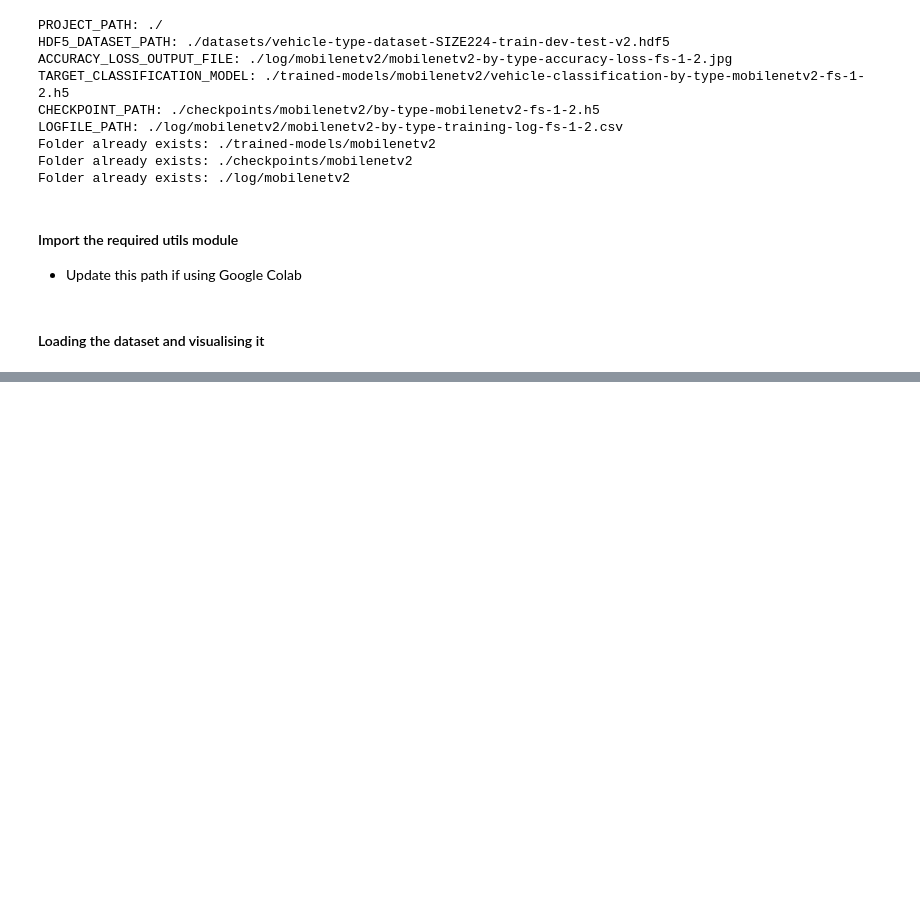
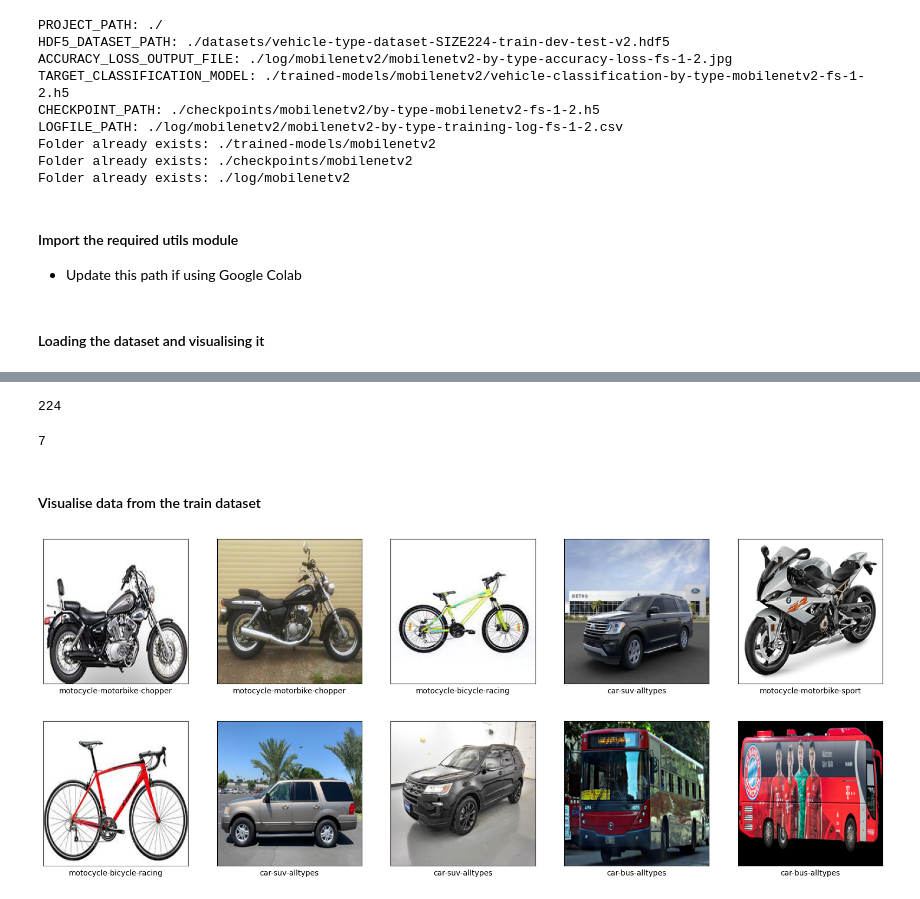
Before and after one commit to f-ssemwanga/trasnfer-learning, a Jupyter notebook: vehicle_classification.ipynb, the cells around one changed output, grey strips where cells are left out. Drawn from its saved outputs; the diff is of its cells as text; code cells hidden in the pictures; blank space fills up the shorter version.

Commit message:
load and visualise data from the HDF5 dataset visualise data

```diff
--- a/vehicle_classification.ipynb
+++ b/vehicle_classification.ipynb
@@ -132,0 +137,4 @@ from utils_lib  import *
+# %%
+trainX, trainY, trainLabels, devX, devY, devLabels, testX, testY, testLabels = (
+    load_dataset_from_hdf5_file(HDF5_DATASET_PATH)
+)
@@ -132,0 +151,16 @@ from utils_lib  import *
+# %%
+IMAGE_SIZE = trainX.shape[1]
+print(IMAGE_SIZE)
+# %% [output]
+224
+# %%
+number_of_classes = np.unique(trainLabels).size
+print(number_of_classes)
+# %% [output]
+7
+# %% [markdown]
+#### Visualise data from the train dataset
+# %%
+plot_sample_from_dataset(trainX, trainLabels, rows=2, columns=5, width=20, height=8)
+# %% [output]
+[figure, added]
```
Also changed, not shown: parts of 4 cells of this notebook, 1 other file.
